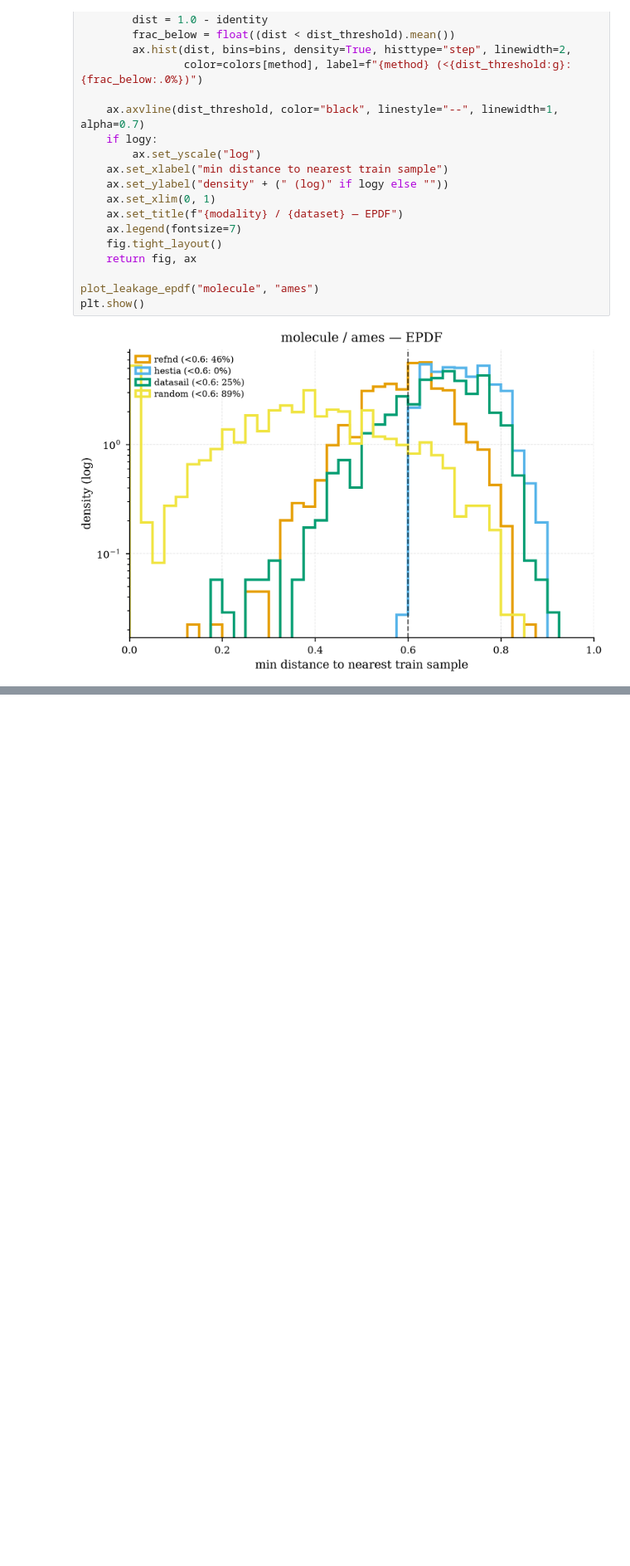
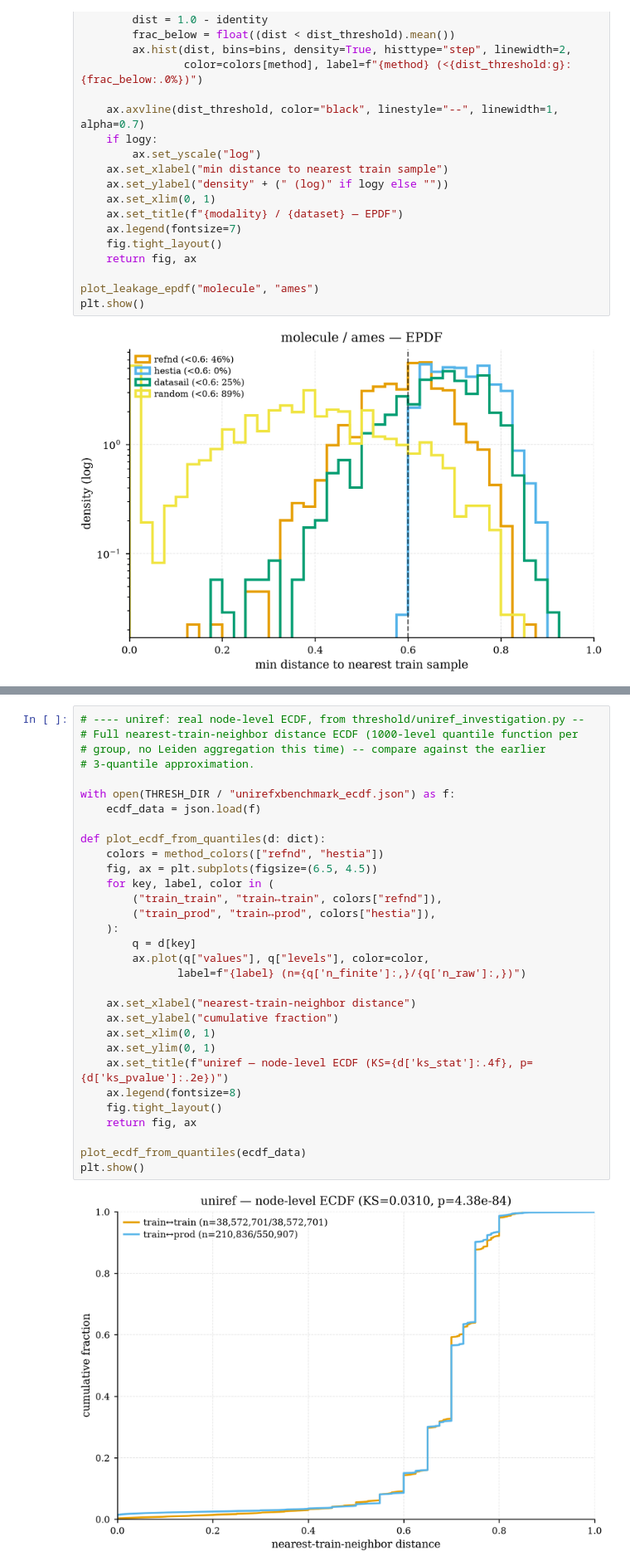
Before and after one commit to anthol42/refnd-paper, a Jupyter notebook: notebooks/comparison_figures.ipynb, the cells around one changed output, grey strips where cells are left out. Shown at 83% size. Saved outputs shown, nothing was run; the diff lists cells and outputs as text; blank space fills up the shorter version.

```diff
--- a/notebooks/comparison_figures.ipynb
+++ b/notebooks/comparison_figures.ipynb
@@ -173,0 +415,33 @@ plt.show()
+# %%
+# ---- uniref: real node-level ECDF, from threshold/uniref_investigation.py --
+# Full nearest-train-neighbor distance ECDF (1000-level quantile function per
+# group, no Leiden aggregation this time) -- compare against the earlier
+# 3-quantile approximation.
+
+with open(THRESH_DIR / "unirefxbenchmark_ecdf.json") as f:
+    ecdf_data = json.load(f)
+
+def plot_ecdf_from_quantiles(d: dict):
+    colors = method_colors(["refnd", "hestia"])
+    fig, ax = plt.subplots(figsize=(6.5, 4.5))
+    for key, label, color in (
+        ("train_train", "train↔train", colors["refnd"]),
+        ("train_prod", "train↔prod", colors["hestia"]),
+    ):
+        q = d[key]
+        ax.plot(q["values"], q["levels"], color=color,
+               label=f"{label} (n={q['n_finite']:,}/{q['n_raw']:,})")
+
+    ax.set_xlabel("nearest-train-neighbor distance")
+    ax.set_ylabel("cumulative fraction")
+    ax.set_xlim(0, 1)
+    ax.set_ylim(0, 1)
+    ax.set_title(f"uniref — node-level ECDF (KS={d['ks_stat']:.4f}, p={d['ks_pvalue']:.2e})")
+    ax.legend(fontsize=8)
+    fig.tight_layout()
+    return fig, ax
+
+plot_ecdf_from_quantiles(ecdf_data)
+plt.show()
+# %% [output]
+[figure, added]
```
Also changed, not shown: parts of 5 cells of this notebook, 3 other files.
